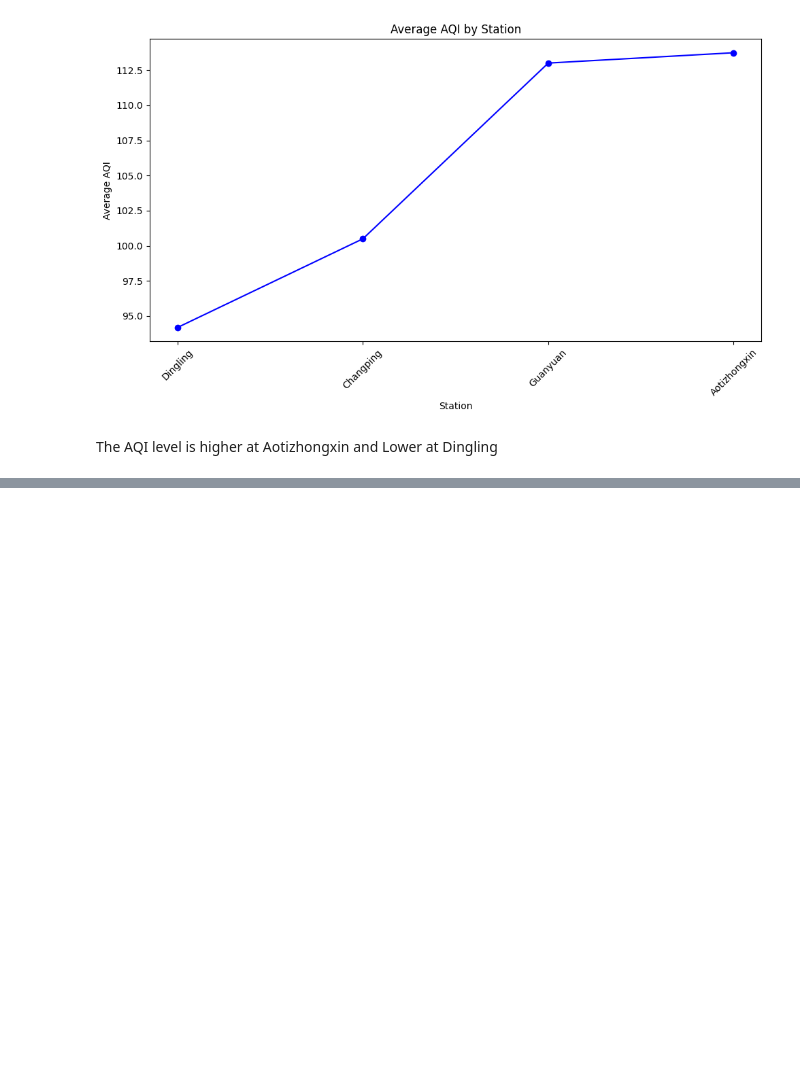
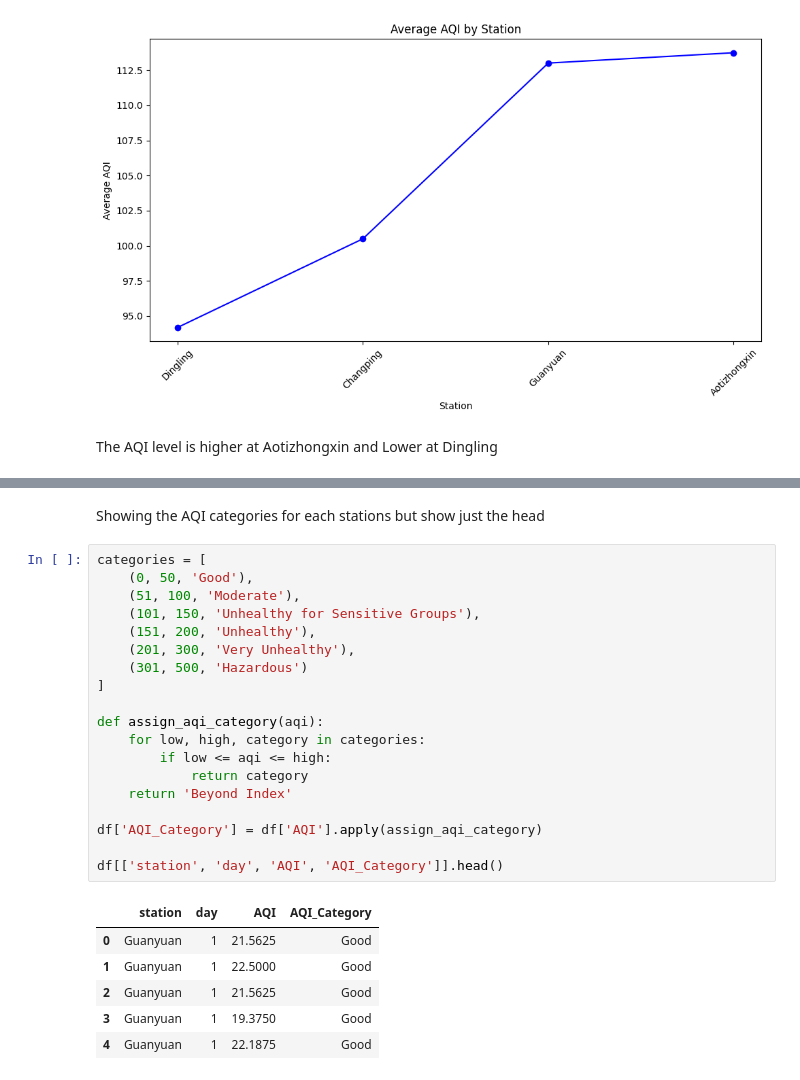
Before and after one commit to Myinnocent/CMP7005-ASSESS, a Jupyter notebook: Untitled7.ipynb, the cells around one changed output, grey strips where cells are left out. Saved outputs shown, nothing was run; the diff lists cells and outputs as text; blank space fills up the shorter version.

Commit message:
Showing the most Occurring AQI category

```diff
--- a/Untitled7.ipynb
+++ b/Untitled7.ipynb
@@ -845,0 +867,28 @@ The AQI level is higher at Aotizhongxin and Lower at Dingling
+# %% [markdown]
+Showing the AQI categories for each stations but show just the head
+# %%
+categories = [
+    (0, 50, 'Good'),
+    (51, 100, 'Moderate'),
+    (101, 150, 'Unhealthy for Sensitive Groups'),
+    (151, 200, 'Unhealthy'),
+    (201, 300, 'Very Unhealthy'),
+    (301, 500, 'Hazardous')
+]
+
+def assign_aqi_category(aqi):
+    for low, high, category in categories:
+        if low <= aqi <= high:
+            return category
+    return 'Beyond Index'
+
+df['AQI_Category'] = df['AQI'].apply(assign_aqi_category)
+
+df[['station', 'day', 'AQI', 'AQI_Category']].head()
+# %% [output]
+|  | station | day | AQI | AQI_Category |
+| 0 | Guanyuan | 1 | 21.5625 | Good |
+| 1 | Guanyuan | 1 | 22.5000 | Good |
+| 2 | Guanyuan | 1 | 21.5625 | Good |
+| 3 | Guanyuan | 1 | 19.3750 | Good |
+| 4 | Guanyuan | 1 | 22.1875 | Good |
```
Also changed, not shown: parts of 3 cells of this notebook.
